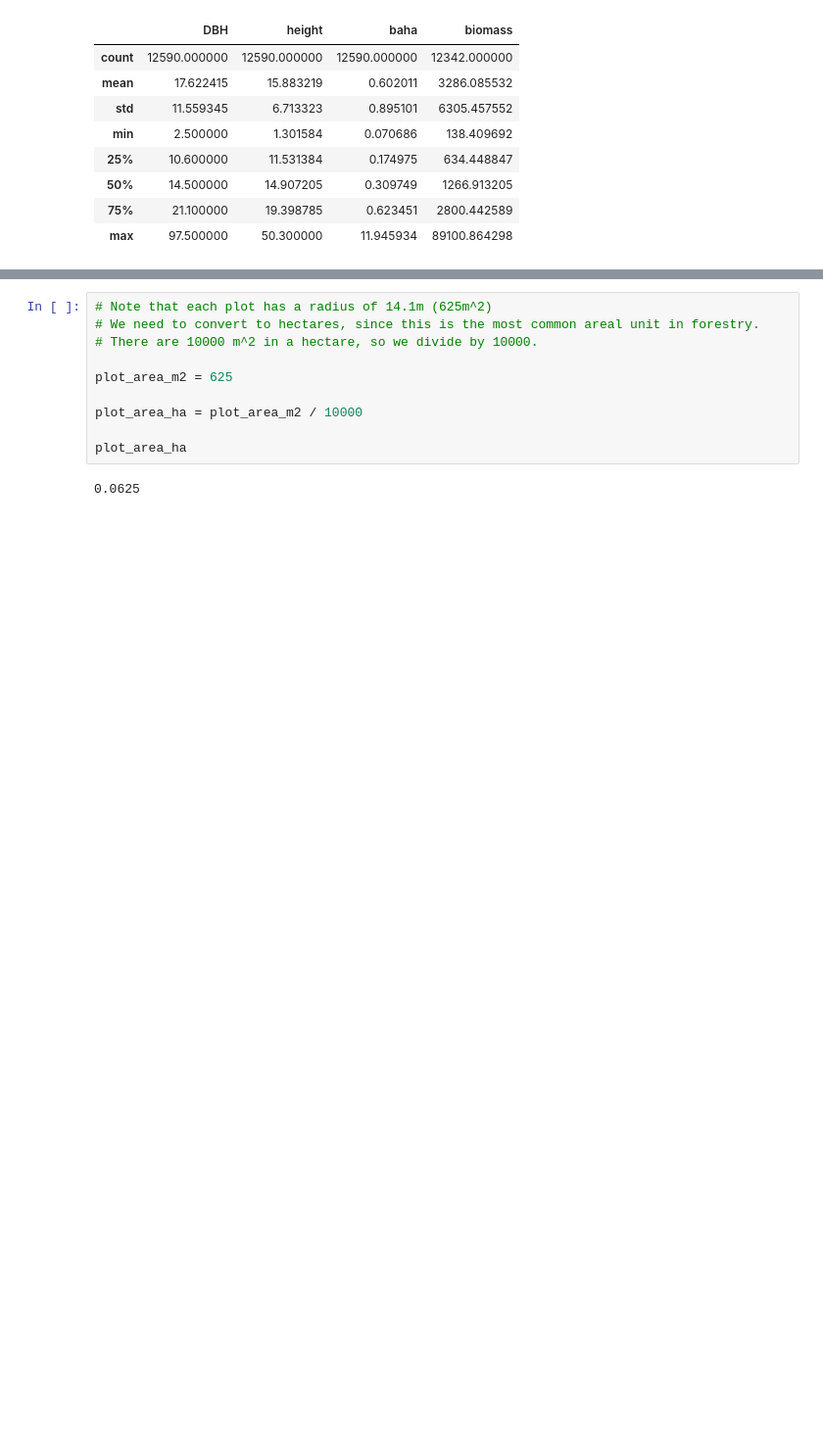
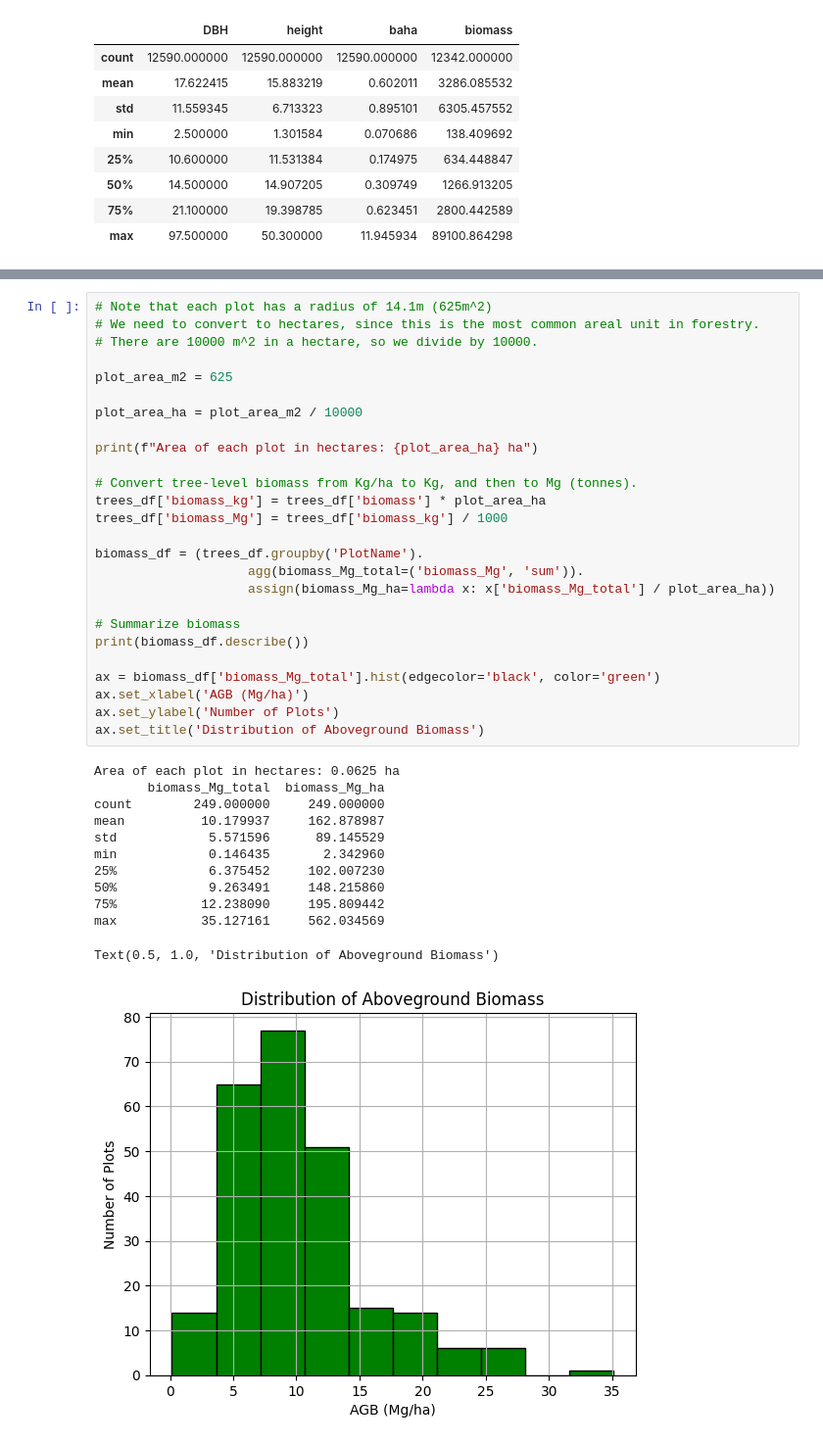
Before and after one commit to subornaa/Data-Analytics-Tutorials, a Jupyter notebook: Lasso_and_Ridge_Regression.ipynb, the cells around one changed output, grey strips where cells are left out. Shown at 98% size. Cells and saved outputs as stored; diff of their text form; blank space fills up the shorter version.

```diff
--- a/Lasso_and_Ridge_Regression.ipynb
+++ b/Lasso_and_Ridge_Regression.ipynb
@@ -179,12 +159,39 @@ qdm_df['qmd'].hist(edgecolor='black', color='green')
 # %%
 # Note that each plot has a radius of 14.1m (625m^2)
 # We need to convert to hectares, since this is the most common areal unit in forestry.
 # There are 10000 m^2 in a hectare, so we divide by 10000.
 
 plot_area_m2 = 625
 
 plot_area_ha = plot_area_m2 / 10000
 
-plot_area_ha
+print(f"Area of each plot in hectares: {plot_area_ha} ha")
+
+# Convert tree-level biomass from Kg/ha to Kg, and then to Mg (tonnes).
+trees_df['biomass_kg'] = trees_df['biomass'] * plot_area_ha
+trees_df['biomass_Mg'] = trees_df['biomass_kg'] / 1000
+
+biomass_df = (trees_df.groupby('PlotName').
+                    agg(biomass_Mg_total=('biomass_Mg', 'sum')).
+                    assign(biomass_Mg_ha=lambda x: x['biomass_Mg_total'] / plot_area_ha))
+
+# Summarize biomass
+print(biomass_df.describe())
+
+ax = biomass_df['biomass_Mg_total'].hist(edgecolor='black', color='green')
+ax.set_xlabel('AGB (Mg/ha)')
+ax.set_ylabel('Number of Plots')
+ax.set_title('Distribution of Aboveground Biomass')
 # %% [output]
-0.0625
+Area of each plot in hectares: 0.0625 ha
+       biomass_Mg_total  biomass_Mg_ha
+count        249.000000     249.000000
+mean          10.179937     162.878987
+std            5.571596      89.145529
+min            0.146435       2.342960
+25%            6.375452     102.007230
+50%            9.263491     148.215860
+75%           12.238090     195.809442
+max           35.127161     562.034569
+Text(0.5, 1.0, 'Distribution of Aboveground Biomass')
+[figure, added]
```
Also changed, not shown: parts of 15 cells of this notebook, 2 other files.
